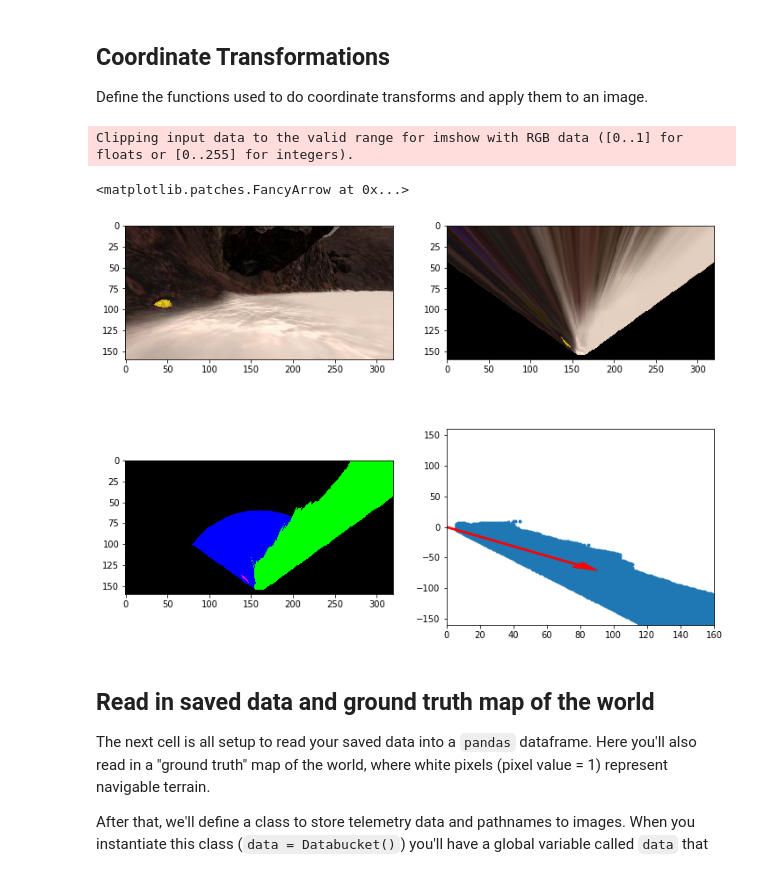
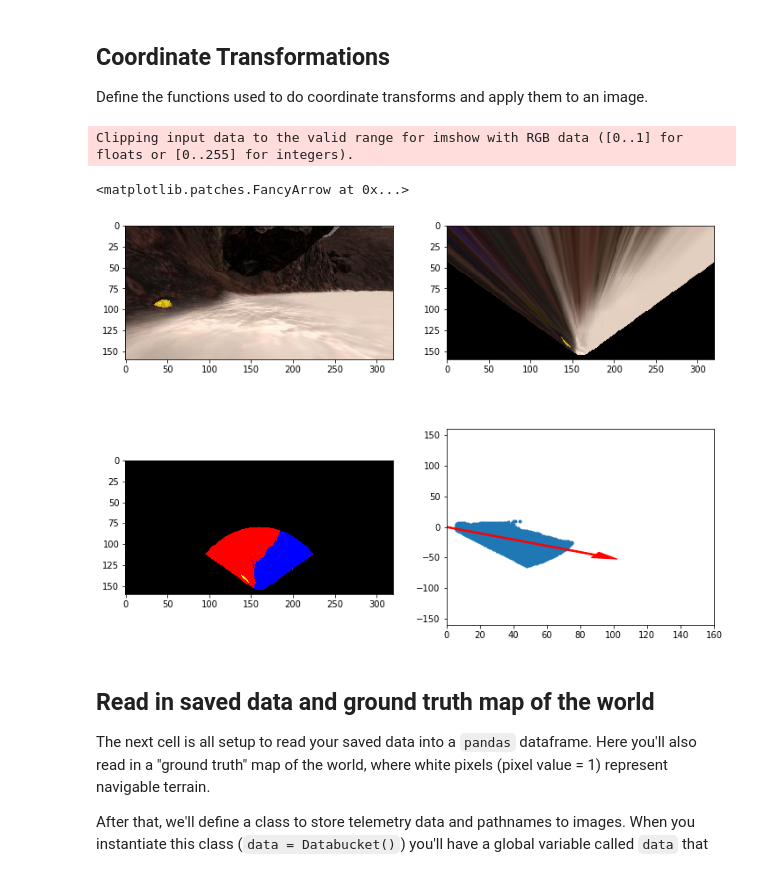
Before and after one commit to DonBraulio/RoboND-Rover-Project, a Jupyter notebook: Rover_Lab_Notebook.ipynb, the cells around one changed output. Cells and saved outputs as stored; diff of their text form; code cells hidden in the pictures.

```diff
--- a/Rover_Lab_Notebook.ipynb
+++ b/Rover_Lab_Notebook.ipynb
@@ -210,51 +235,50 @@ idx = 123  # np.random.randint(0, len(img_list)-1)
 # print({i:img_list[i] for i in range(len(img_list))})
 image = mpimg.imread(img_list[idx])
 warped = perspect_transform(image, source, destination)
-threshed = color_thresh(warped, rgb_thresh=(180, 160, 150))
+
+# This code is under calculate_view_mask in perception.py
+# Generates a mask array with ones only for pixels in a distance range of [5, 80]
+view_mask = perspect_transform(np.ones((image.shape[0], image.shape[1])), source, destination)
+xview, yview = view_mask.nonzero()  # array with ones in all transformed positions
+xcamera = image.shape[1]/2
+ycamera = image.shape[0]
+distances_to_camera = np.sqrt((xview - xcamera)**2 + (yview - ycamera)**2)
+distance_mask = (distances_to_camera > 80)\
+                | (distances_to_camera <= 5)
+view_mask[xview[distance_mask], yview[distance_mask]] = 0
+
+threshed = color_thresh(warped, rgb_thresh=(180, 160, 150)) * view_mask
 # Test yellow rock finding
 rock = color_range(warped, rgb_range=((130, 250), (90, 200), (0, 40)))
 
 # Calculate pixel values in rover-centric coords and distance/angle to all pixels
 xpix, ypix = rover_coords(threshed)
 dist, angles = to_polar_coords(xpix, ypix)
 mean_dir = np.mean(angles)
 
-# Obstacles map
-# mask with angle of valid camera image
-view_mask = perspect_transform(np.ones((image.shape[0], image.shape[1])), source, destination)
-# mask by distance to the camera point
-xview, yview = view_mask.nonzero()
-xcamera = image.shape[1]/2
-ycamera = image.shape[0]
-distances_to_camera = np.sqrt((xview - xcamera)**2 + (yview - ycamera)**2)
-away_mask = distances_to_camera > 100
-# filter by distance mask
-xview = xview[away_mask]
-yview = yview[away_mask]
-view_mask[xview, yview] = 0
-
-obstacles = np.abs(threshed - 1)*view_mask  # opossite to navigable terrain
+# Obstacles map (only under view_mask)
+obstacles = np.abs(threshed - 1) * view_mask  # opossite to navigable terrain
 
 # Do some plotting
 fig = plt.figure(figsize=(12,9))
 plt.subplot(221)
 plt.imshow(image)
 plt.subplot(222)
 plt.imshow(warped)
 plt.subplot(223)
-plt.imshow(255*np.dstack((rock, threshed, obstacles)))
+plt.imshow(255*np.dstack((obstacles, rock, threshed)))
 plt.subplot(224)
 plt.plot(xpix, ypix, '.')
 plt.ylim(-160, 160)
 plt.xlim(0, 160)
 arrow_length = 100
 x_arrow = arrow_length * np.cos(mean_dir)
 y_arrow = arrow_length * np.sin(mean_dir)
 plt.arrow(0, 0, x_arrow, y_arrow, color='red', zorder=2, head_width=10, width=2)
 # %% [output]
 Clipping input data to the valid range for imshow with RGB data ([0..1] for floats or [0..255] for integers).
 <matplotlib.patches.FancyArrow at 0x...>
-[figure, old version]
+[figure, new version]
 # %% [markdown]
 ## Read in saved data and ground truth map of the world
 The next cell is all setup to read your saved data into a `pandas` dataframe.  Here you'll also read in a "ground truth" map of the world, where white pixels (pixel value = 1) represent navigable terrain.
```
Also changed, not shown: parts of 3 cells of this notebook, 15 other files.
